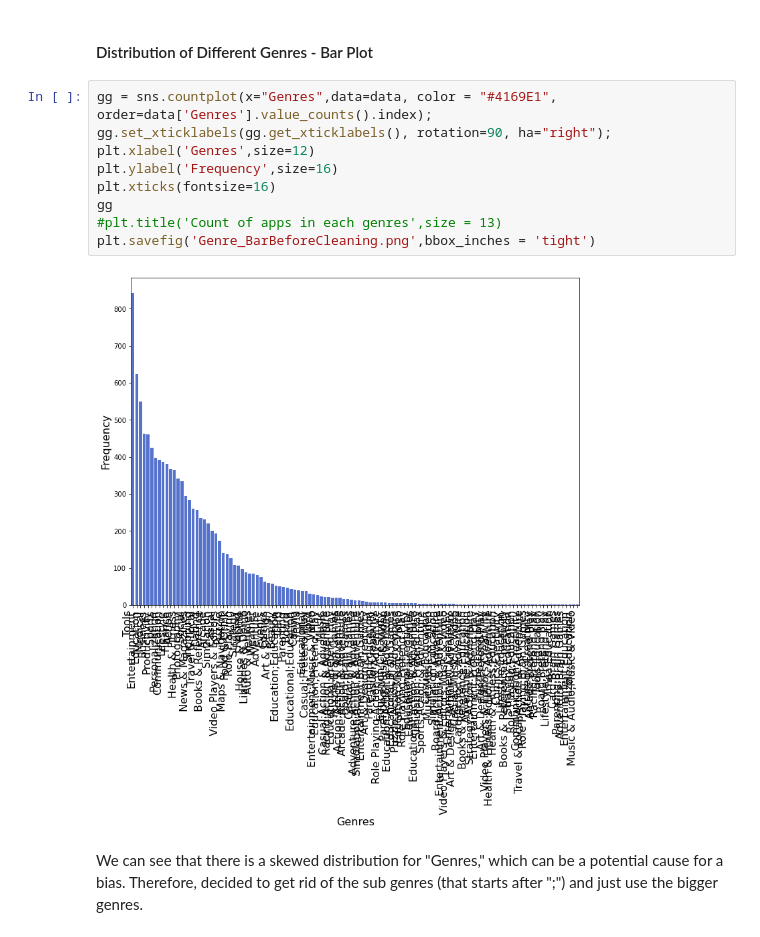
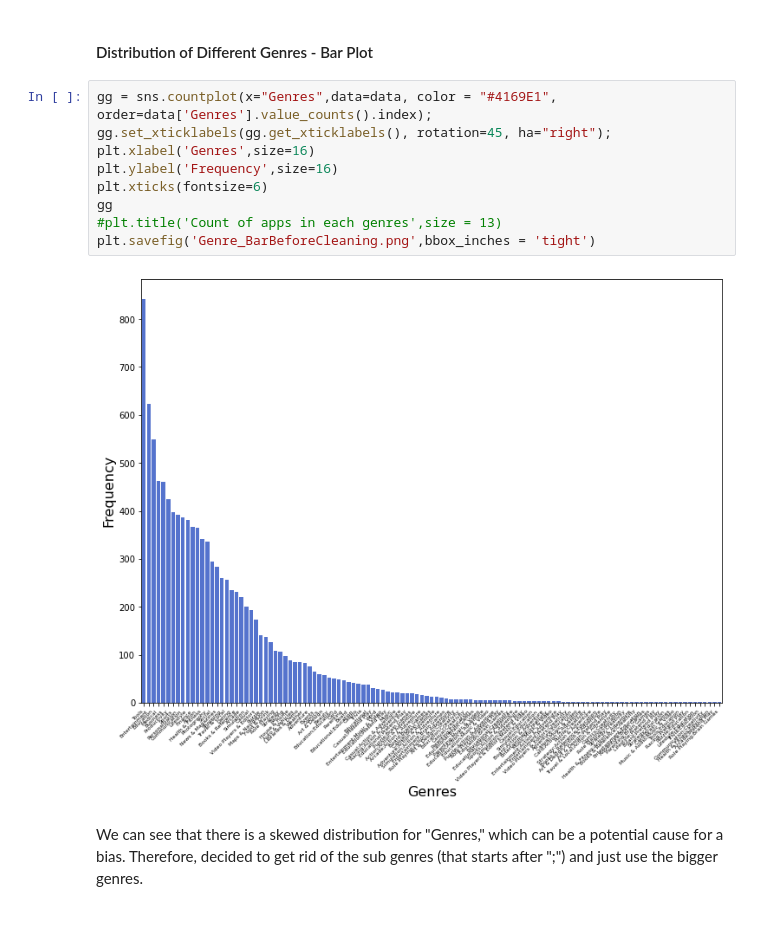
Before and after one commit to chloesjung/Google-Play-Store-Apps, a Jupyter notebook: GooglePlayStoreAppProject_JUNG.ipynb, the cells around one changed output. Saved outputs shown, nothing was run; the diff lists cells and outputs as text.

```diff
--- a/GooglePlayStoreAppProject_JUNG.ipynb
+++ b/GooglePlayStoreAppProject_JUNG.ipynb
@@ -425,15 +510,15 @@ print( len(data['Genres'].unique()) , "genres")
 #### Distribution of Different Genres - Bar Plot
 # %%
 gg = sns.countplot(x="Genres",data=data, color = "#4169E1", order=data['Genres'].value_counts().index);
-gg.set_xticklabels(gg.get_xticklabels(), rotation=90, ha="right");
-plt.xlabel('Genres',size=12)
+gg.set_xticklabels(gg.get_xticklabels(), rotation=45, ha="right");
+plt.xlabel('Genres',size=16)
 plt.ylabel('Frequency',size=16)
-plt.xticks(fontsize=16)
+plt.xticks(fontsize=6)
 gg
 #plt.title('Count of apps in each genres',size = 13)
 plt.savefig('Genre_BarBeforeCleaning.png',bbox_inches = 'tight')
 # %% [output]
-[figure, old version]
+[figure, new version]
 # %% [markdown]
 We can see that there is a skewed distribution for "Genres," which can be a potential cause for a bias. Therefore, decided to get rid of the sub genres (that starts after ";") and just use the bigger genres.
 # %%
```
Also changed, not shown: parts of 193 cells of this notebook.
